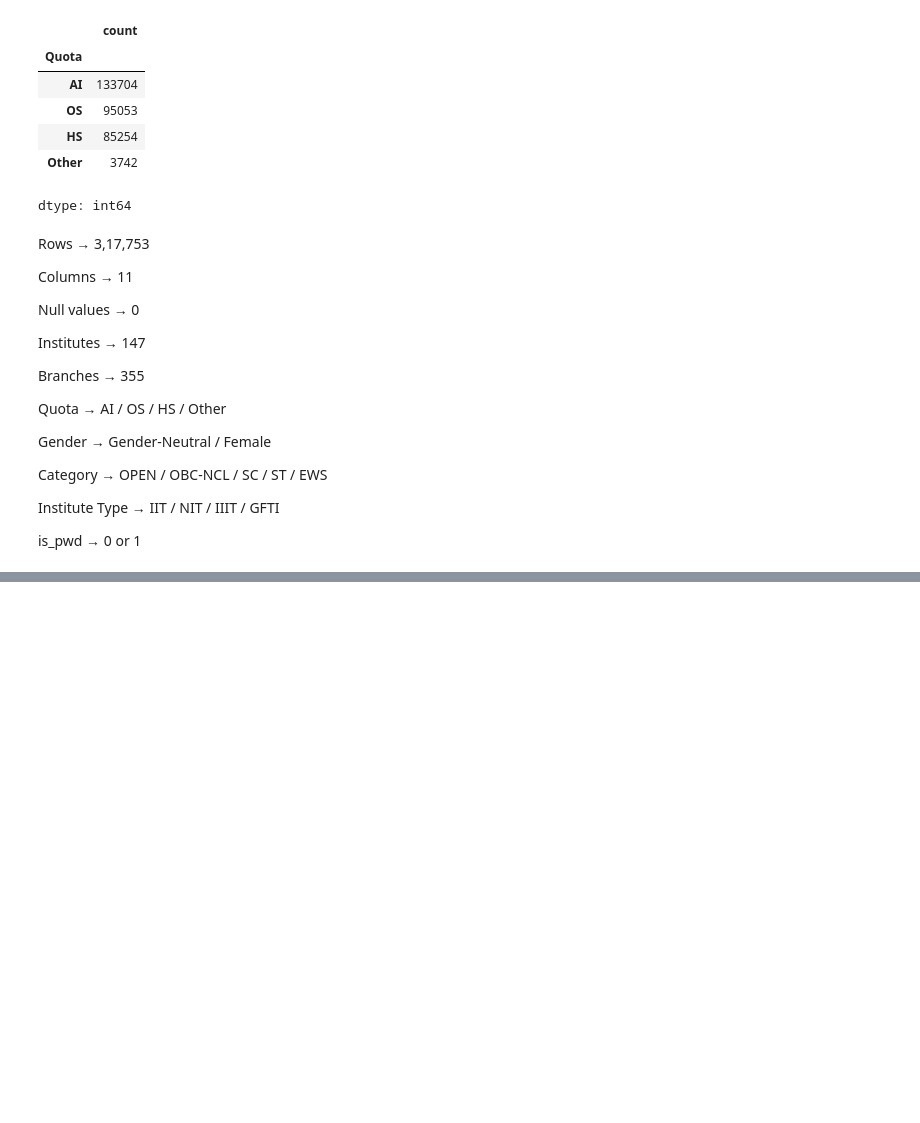
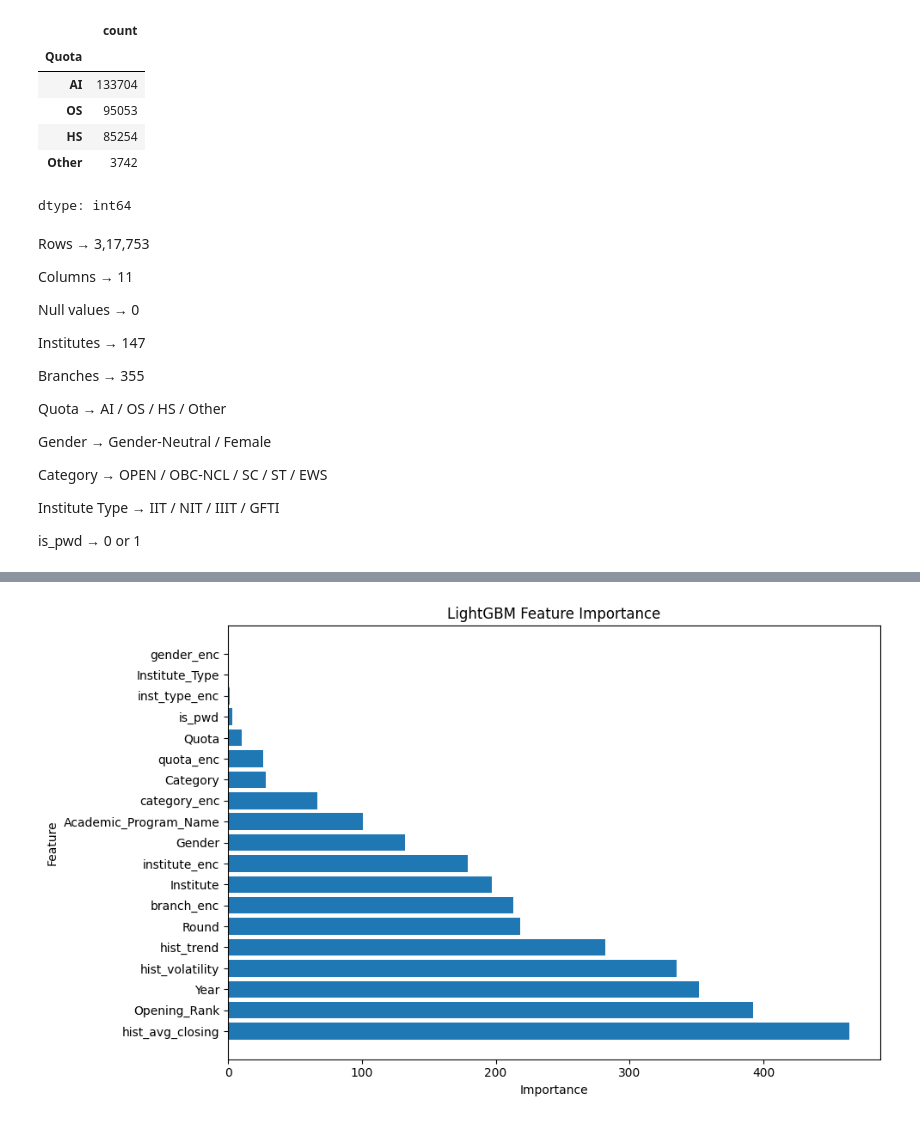
Before and after one commit to ShreshthaPandey/JOSAA-collage-predictor, a Jupyter notebook: clg_predictor.ipynb, the cells around one changed output, grey strips where cells are left out. Cells and saved outputs as stored; diff of their text form; code cells hidden in the pictures; blank space fills up the shorter version.

Commit message:
done till model training

```diff
--- a/clg_predictor.ipynb
+++ b/clg_predictor.ipynb
@@ -1351,0 +1352,2 @@ is_pwd        →  0 or 1
+# %%
+df.columns = df.columns.str.strip().str.replace(" ", "_")
@@ -1351,0 +1670,81 @@ is_pwd        →  0 or 1
+# %%
+
+import lightgbm as lgb
+import pandas as pd
+import matplotlib.pyplot as plt
+from sklearn.model_selection import train_test_split
+
+
+
+# Features and target
+X = df.drop(columns=['Closing_Rank'])
+y = df['Closing_Rank']
+
+
+# Categorical columns
+categorical_cols = [
+    'Institute',
+    'Academic_Program_Name',
+    'Quota',
+    'Gender',
+    'Category',
+    'Institute_Type'
+]
+
+
+# Convert object → category
+for col in categorical_cols:
+    X[col] = X[col].astype('category')
+
+
+# Train-test split
+X_train, X_test, y_train, y_test = train_test_split(
+    X,
+    y,
+    test_size=0.2,
+    random_state=42
+)
+
+
+# LightGBM
+model = lgb.LGBMRegressor(
+    n_estimators=100,
+    random_state=42
+)
+
+
+model.fit(
+    X_train,
+    y_train,
+    categorical_feature=categorical_cols
+)
+
+
+# Feature importance
+importance = pd.DataFrame({
+    'feature': X.columns,
+    'importance': model.feature_importances_
+}).sort_values(
+    'importance',
+    ascending=False
+)
+
+
+print(importance.to_string(index=False))
+
+
+# Plot
+plt.figure(figsize=(10, 6))
+
+plt.barh(
+    importance['feature'],
+    importance['importance']
+)
+
+plt.xlabel("Importance")
+plt.ylabel("Feature")
+plt.title("LightGBM Feature Importance")
+
+plt.tight_layout()
+plt.show()
+# %% [output]
@@ -1351,0 +1768 @@ is_pwd        →  0 or 1
+[figure, added]
```
Also changed, not shown: parts of 24 cells of this notebook.
